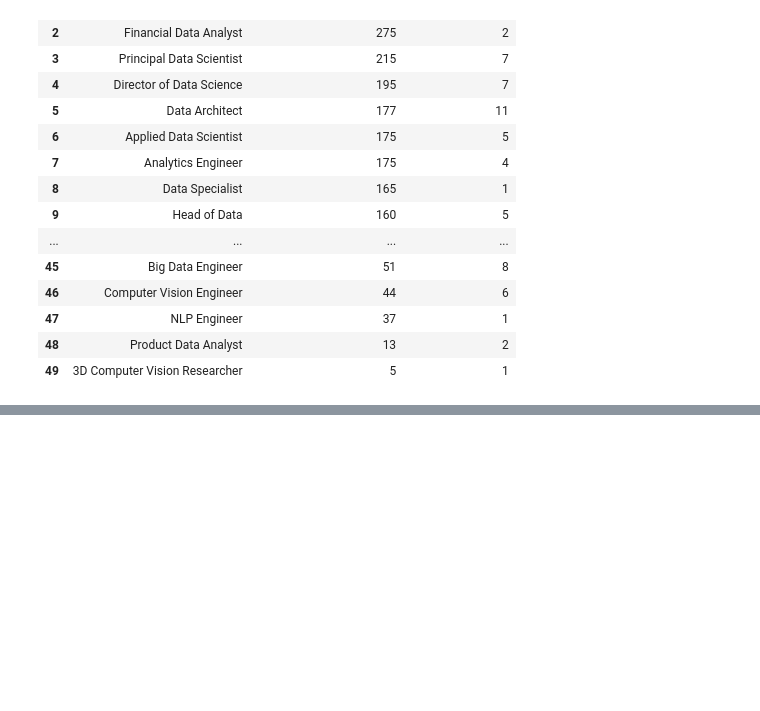
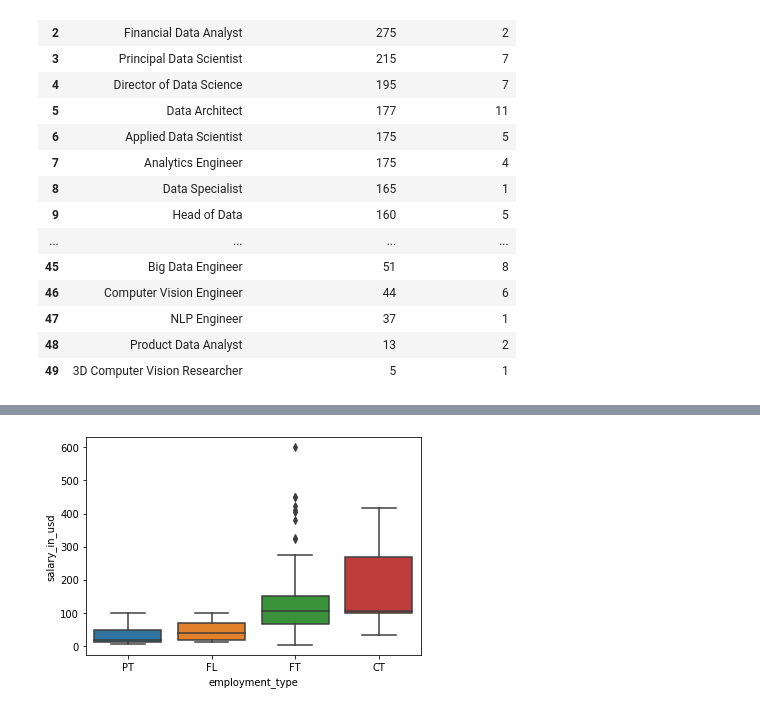
Before and after one commit to rolandina/simplon-projet-existant, a Jupyter notebook: analysis.ipynb, the cells around one changed output, grey strips where cells are left out. Saved outputs shown, nothing was run; the diff lists cells and outputs as text; code cells hidden in the pictures; blank space fills up the shorter version.

```diff
--- a/analysis.ipynb
+++ b/analysis.ipynb
@@ -347,0 +446,8 @@ fig.show()
+# %%
+# Box plot Employment type  & salary in usd
+employment_type_order = ['PT', 'FL', 'FT', "CT"]
+sns.boxplot(x='employment_type', y='salary_in_usd', data=df,
+            order=employment_type_order)
+plt.show()
+# %% [output]
+[figure, added]
```
Also changed, not shown: parts of 40 cells of this notebook.
